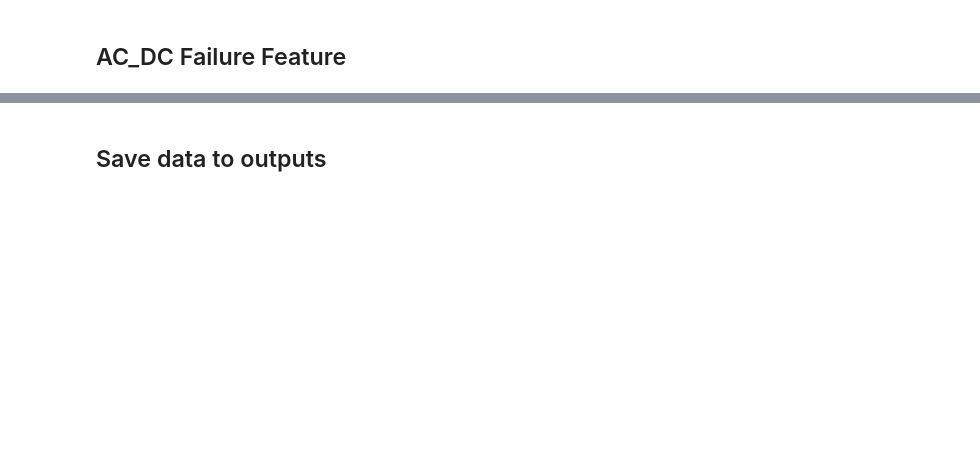
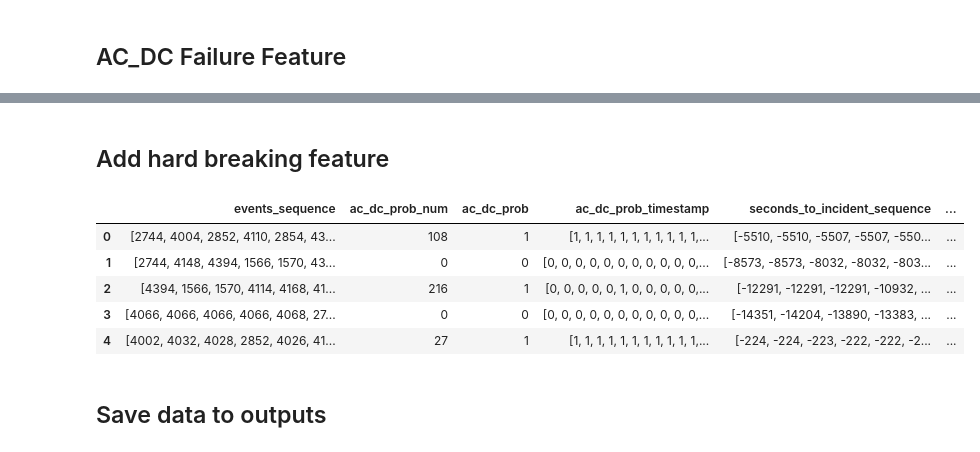
Before and after one commit to dalnakeb/INFOH423_Data_Mining_Project, a Jupyter notebook: notebooks/preprocessing.ipynb, the cells around one changed output, grey strips where cells are left out. Cells and saved outputs as stored; diff of their text form; code cells hidden in the pictures; blank space fills up the shorter version.

Commit message:
Preprocessing documentation complete

```diff
--- a/notebooks/preprocessing.ipynb
+++ b/notebooks/preprocessing.ipynb
@@ -94,3 +94,15 @@ data_df
+# %% [markdown]
+## Add hard breaking feature
+# %%
+data_df[['hard_braking','description']] = data_df.apply(preprocessing.detect_braking, axis=1)
+data_df.head(5)
+# %% [output]
+|  | events_sequence | ac_dc_prob_num | ac_dc_prob | ac_dc_prob_timestamp | seconds_to_incident_sequence | ... |
+| 0 | [2744, 4004, 2852, 4110, 2854, 43... | 108 | 1 | [1, 1, 1, 1, 1, 1, 1, 1, 1, 1, 1,... | [-5510, -5510, -5507, -5507, -550... | ... |
+| 1 | [2744, 4148, 4394, 1566, 1570, 43... | 0 | 0 | [0, 0, 0, 0, 0, 0, 0, 0, 0, 0, 0,... | [-8573, -8573, -8032, -8032, -803... | ... |
+| 2 | [4394, 1566, 1570, 4114, 4168, 41... | 216 | 1 | [0, 0, 0, 0, 0, 1, 0, 0, 0, 0, 0,... | [-12291, -12291, -12291, -10932, ... | ... |
+| 3 | [4066, 4066, 4066, 4066, 4068, 27... | 0 | 0 | [0, 0, 0, 0, 0, 0, 0, 0, 0, 0, 0,... | [-14351, -14204, -13890, -13383, ... | ... |
+| 4 | [4002, 4032, 4028, 2852, 4026, 41... | 27 | 1 | [1, 1, 1, 1, 1, 1, 1, 1, 1, 1, 1,... | [-224, -224, -223, -222, -222, -2... | ... |
 # %% [markdown]
 ## Save data to outputs
 # %%
```
Also changed, not shown: parts of 2 cells of this notebook, 2 other files.
